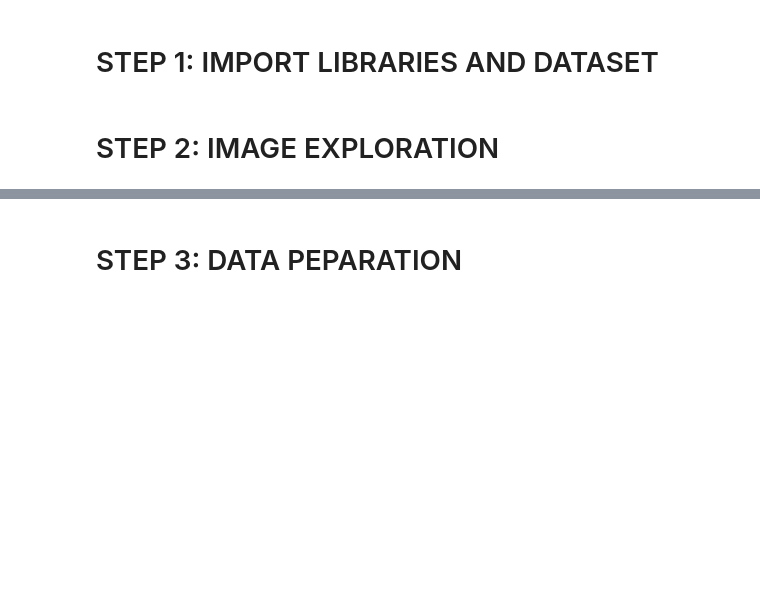
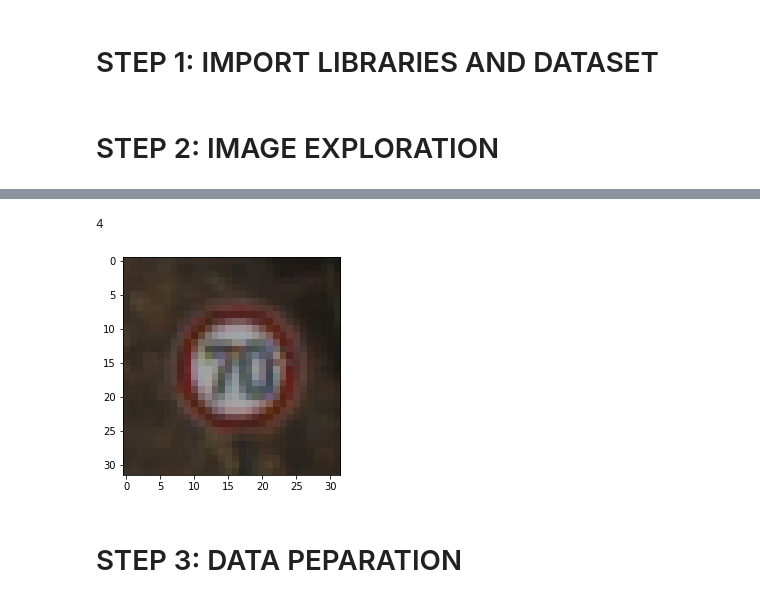
Before and after one commit to jainharsh21/Traffic-Sign-Classifier, a Jupyter notebook: traffic_sign_classifier.ipynb, the cells around one changed output, grey strips where cells are left out. Saved outputs shown, nothing was run; the diff lists cells and outputs as text; code cells hidden in the pictures; blank space fills up the shorter version.

```diff
--- a/traffic_sign_classifier.ipynb
+++ b/traffic_sign_classifier.ipynb
@@ -73,3 +87,10 @@ X_test,y_test = test['features'],test['labels']
+# %%
+i = 1000
+plt.imshow(X_validation[i])
+y_validation[i]
+# %% [output]
+4
+[figure, added]
 # %% [markdown]
 # STEP 3: DATA PEPARATION
 # %% [markdown]
```
Also changed, not shown: parts of 2 cells of this notebook.
